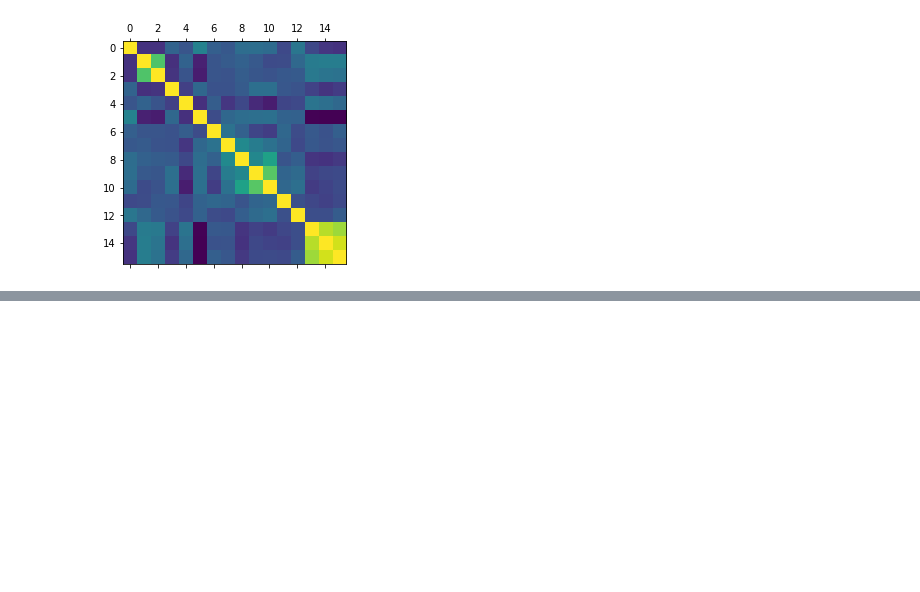
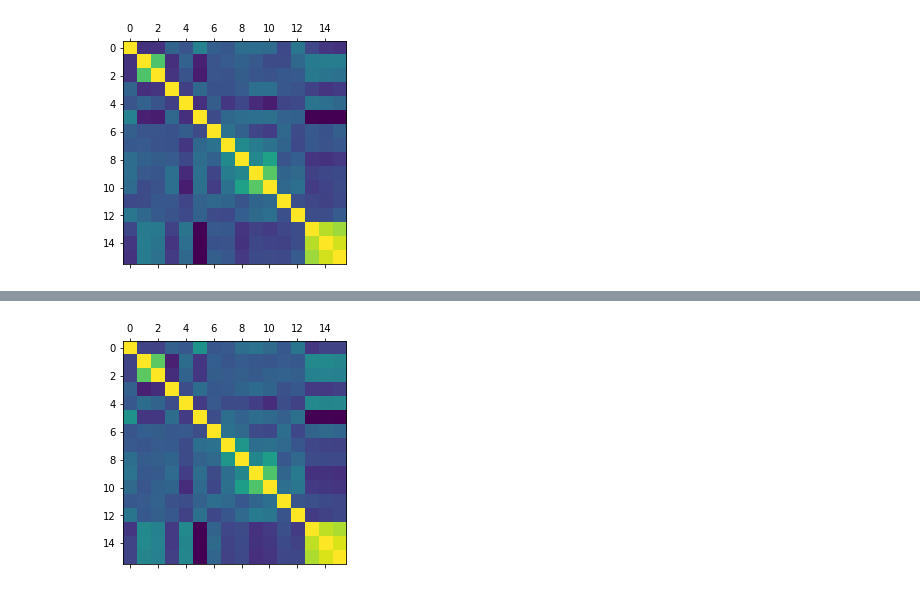
Before and after one commit to shl0mo/DataAnalysis_Students-Pandas, a Jupyter notebook: Estudantes.ipynb, the cells around one changed output, grey strips where cells are left out. Cells and saved outputs as stored; diff of their text form; code cells hidden in the pictures; blank space fills up the shorter version.

```diff
--- a/Estudantes.ipynb
+++ b/Estudantes.ipynb
@@ -321,0 +324,3 @@ Também podemos identificar quais variáveis mais têm relação negativa com as
+# %%
+corr_por = df_por.corr(method = 'pearson')
+corr_por
@@ -321,0 +345,5 @@ Também podemos identificar quais variáveis mais têm relação negativa com as
+# %%
+plt.matshow(corr_por)
+plt.show()
+# %% [output]
+[figure, added]
```
Also changed, not shown: parts of 7 cells of this notebook.
